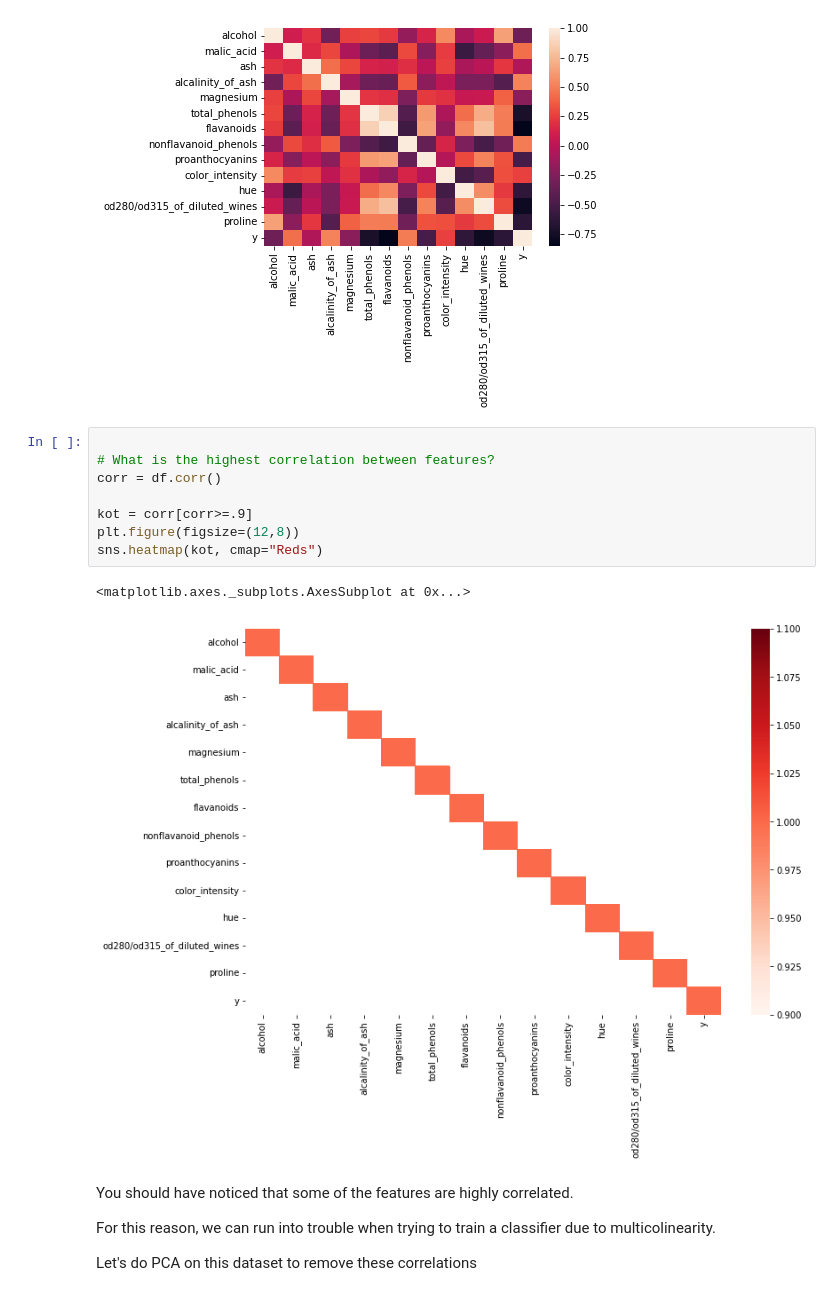
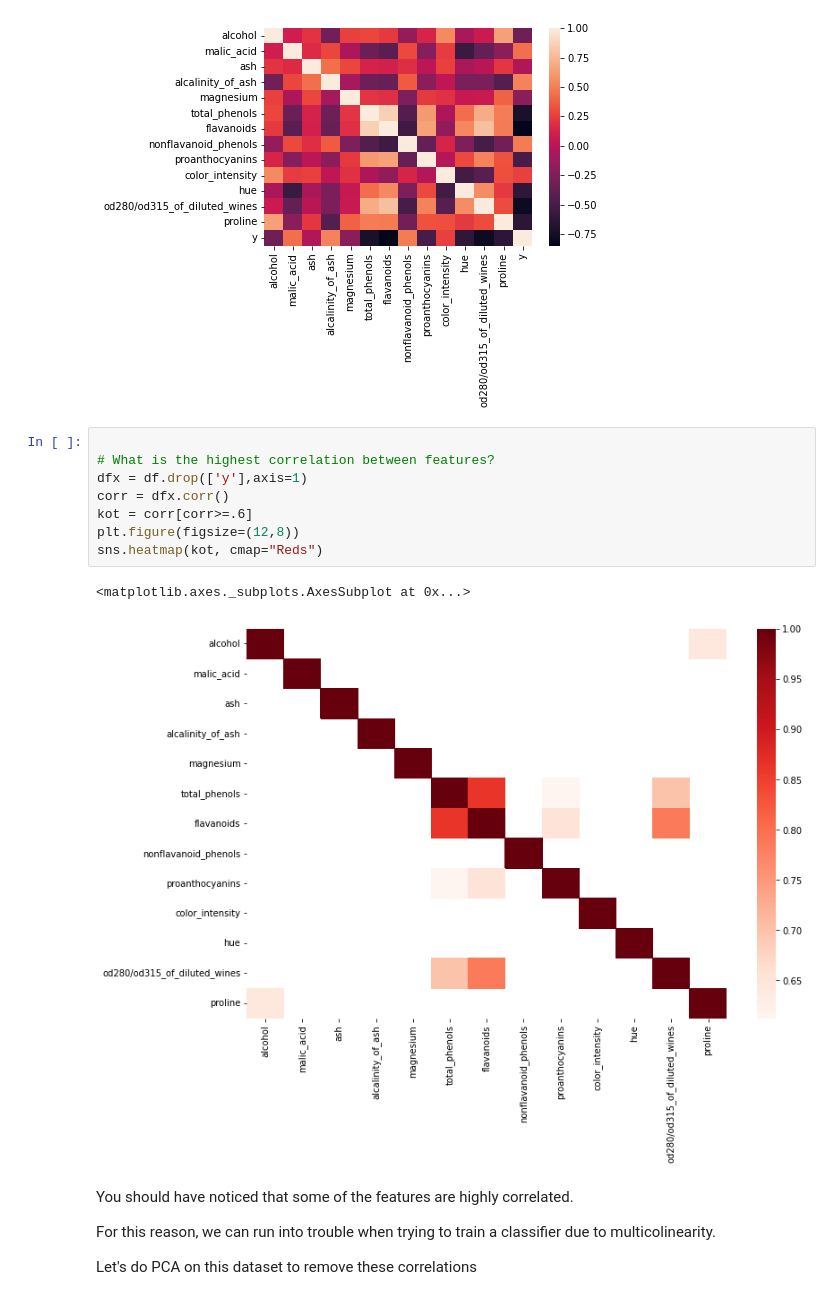
Before and after one commit to cyberanalyst268/Data-Science-and-Decision-Making, a Jupyter notebook: exploration/lab_exploration.ipynb, the cells around one changed output. Drawn from its saved outputs; the diff is of its cells as text.

```diff
--- a/exploration/lab_exploration.ipynb
+++ b/exploration/lab_exploration.ipynb
@@ -115,14 +115,14 @@ sns.heatmap(df.corr());
 # %%
 
 # What is the highest correlation between features?
-corr = df.corr()
-
-kot = corr[corr>=.9]
+dfx = df.drop(['y'],axis=1)
+corr = dfx.corr()
+kot = corr[corr>=.6]
 plt.figure(figsize=(12,8))
 sns.heatmap(kot, cmap="Reds")
 # %% [output]
 <matplotlib.axes._subplots.AxesSubplot at 0x...>
-[figure, old version]
+[figure, new version]
 # %% [markdown]
 You should have noticed that some of the features are highly correlated.
 
```
Also changed, not shown: parts of 1 cell of this notebook.
